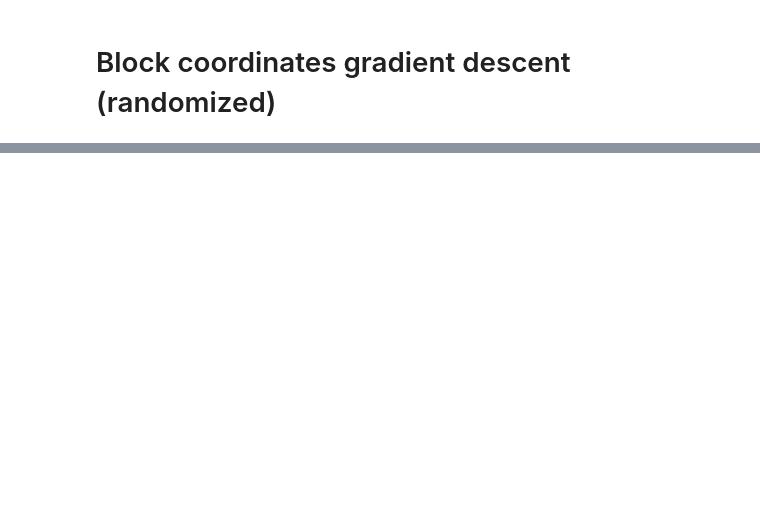
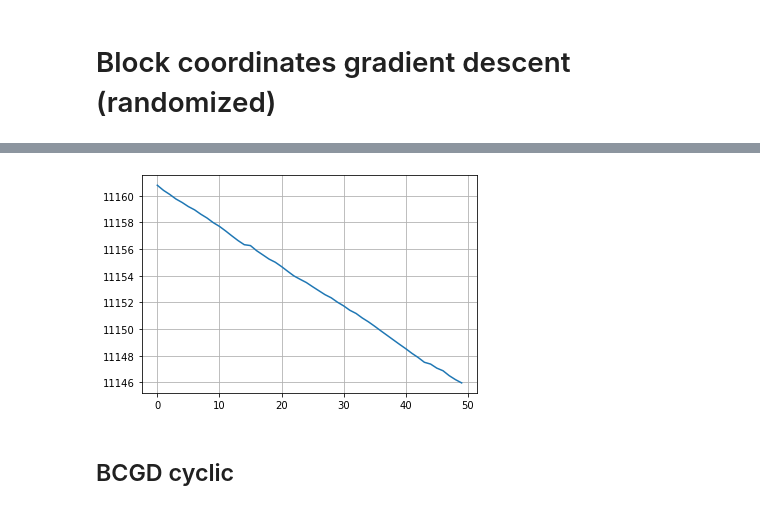
Before and after one commit to PashaIanko/Semi-Supervised-Labelling, a Jupyter notebook: main_notebook.ipynb, the cells around one changed output, grey strips where cells are left out. Cells and saved outputs as stored; diff of their text form; code cells hidden in the pictures; blank space fills up the shorter version.

```diff
--- a/main_notebook.ipynb
+++ b/main_notebook.ipynb
@@ -399,0 +451,7 @@ plt.grid()
+# %%
+plt.plot(BCGD_RS_solver.losses)
+plt.grid()
+# %% [output]
+[figure, added]
+# %% [markdown]
+## BCGD cyclic
```
Also changed, not shown: parts of 17 cells of this notebook.
